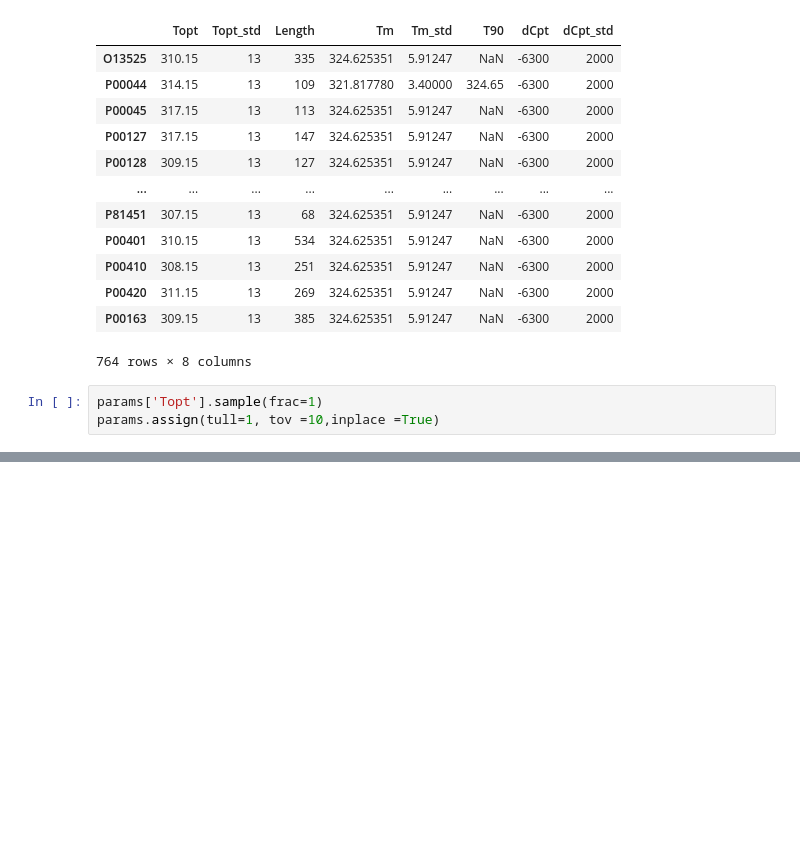
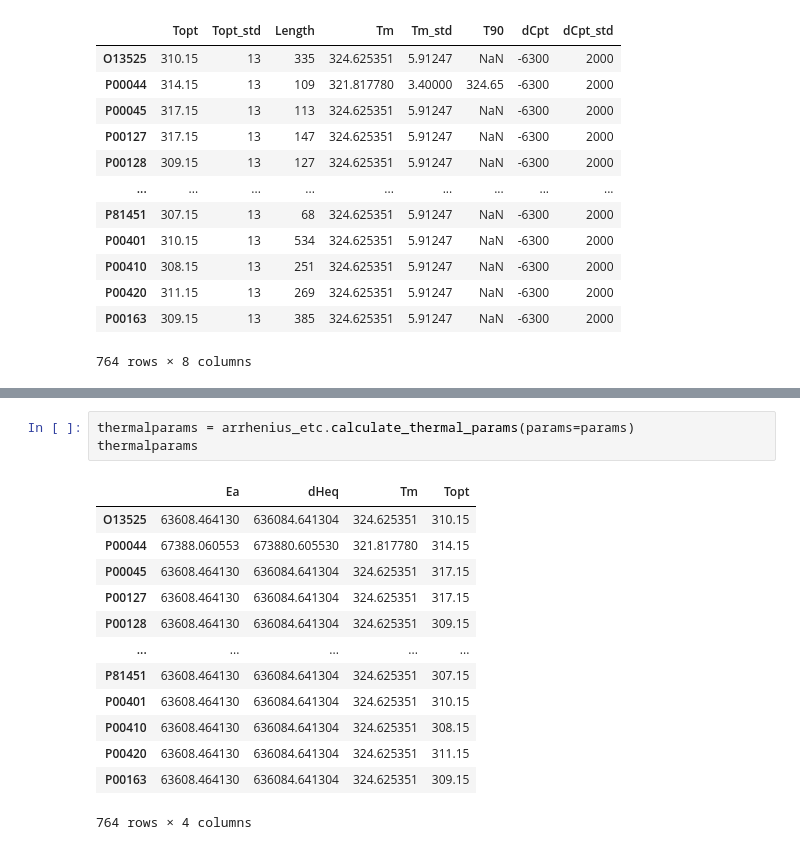
Before and after one commit to AlmaasLab/BayesianGEM, a Jupyter notebook: code/simulate_with_arrhenius_start_params.ipynb, the cells around one changed output, grey strips where cells are left out. Cells and saved outputs as stored; diff of their text form; blank space fills up the shorter version.

```diff
--- a/code/simulate_with_arrhenius_start_params.ipynb
+++ b/code/simulate_with_arrhenius_start_params.ipynb
@@ -50,6 +52,3 @@ params
 | P00420 | 311.15 | 13 | 269 | 324.625351 | 5.91247 | NaN | -6300 | 2000 |
 | P00163 | 309.15 | 13 | 385 | 324.625351 | 5.91247 | NaN | -6300 | 2000 |
 764 rows × 8 columns
-# %%
-params['Topt'].sample(frac=1)
-params.assign(tull=1, tov =10,inplace =True)
@@ -84,0 +73,17 @@ Name: T90, Length: 764, dtype: float64
+# %%
+thermalparams = arrhenius_etc.calculate_thermal_params(params=params)
+thermalparams
+# %% [output]
+|  | Ea | dHeq | Tm | Topt |
+| O13525 | 63608.464130 | 636084.641304 | 324.625351 | 310.15 |
+| P00044 | 67388.060553 | 673880.605530 | 321.817780 | 314.15 |
+| P00045 | 63608.464130 | 636084.641304 | 324.625351 | 317.15 |
+| P00127 | 63608.464130 | 636084.641304 | 324.625351 | 317.15 |
+| P00128 | 63608.464130 | 636084.641304 | 324.625351 | 309.15 |
+| ... | ... | ... | ... | ... |
+| P81451 | 63608.464130 | 636084.641304 | 324.625351 | 307.15 |
+| P00401 | 63608.464130 | 636084.641304 | 324.625351 | 310.15 |
+| P00410 | 63608.464130 | 636084.641304 | 324.625351 | 308.15 |
+| P00420 | 63608.464130 | 636084.641304 | 324.625351 | 311.15 |
+| P00163 | 63608.464130 | 636084.641304 | 324.625351 | 309.15 |
+764 rows × 4 columns
```
Also changed, not shown: parts of 43 cells of this notebook, 4 other files.
